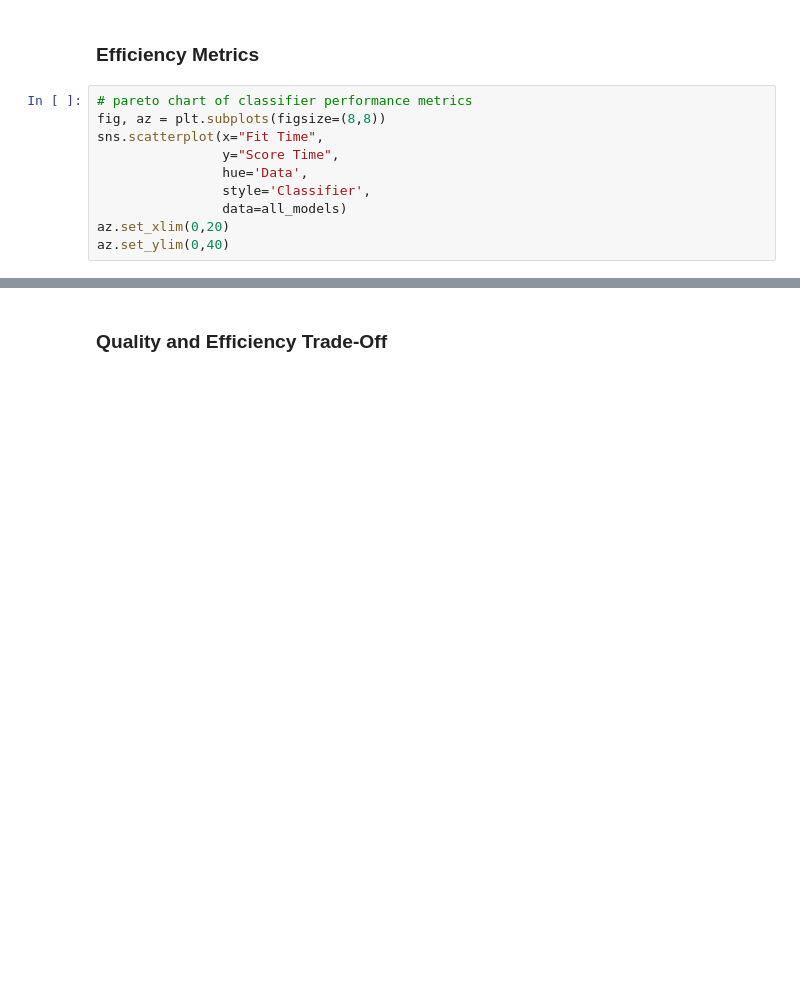
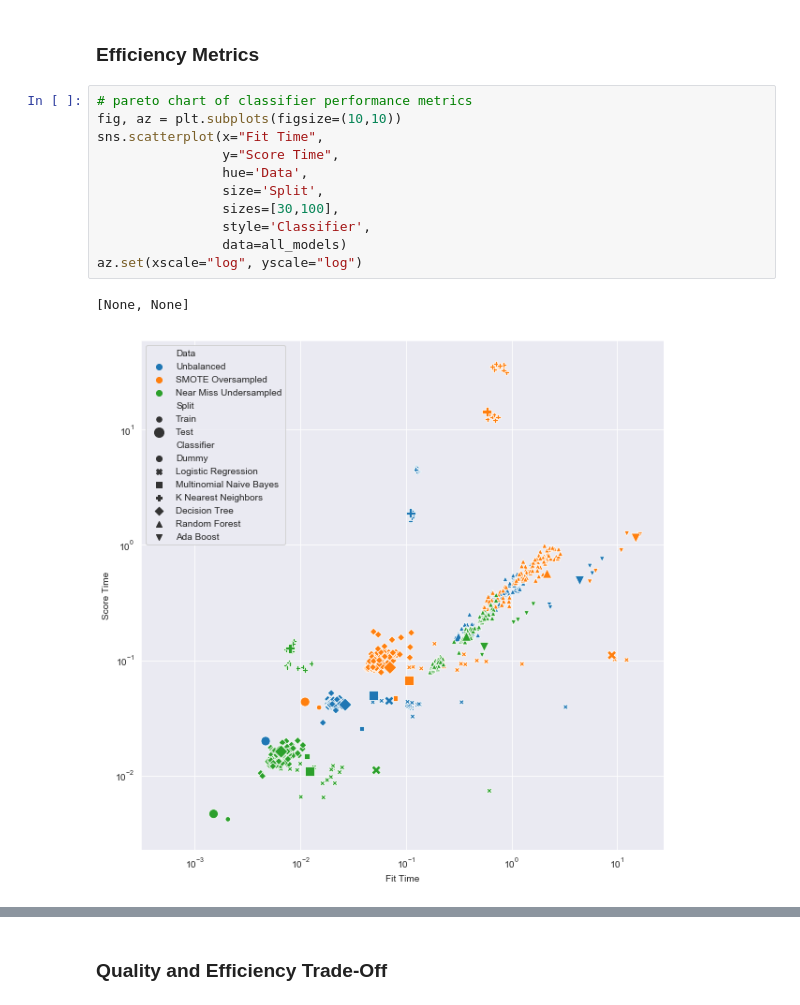
Before and after one commit to acdick/endangered_species_classification, a Jupyter notebook: Source/07_Interpretation.ipynb, the cells around one changed output, grey strips where cells are left out. Cells and saved outputs as stored; diff of their text form; blank space fills up the shorter version.

```diff
--- a/Source/07_Interpretation.ipynb
+++ b/Source/07_Interpretation.ipynb
@@ -175,11 +156,15 @@ cm, axes = clf.plot_confusion_matrices(confusion_matrices, list(y_labels[0]))
 ### Efficiency Metrics
 # %%
 # pareto chart of classifier performance metrics
-fig, az = plt.subplots(figsize=(8,8))
+fig, az = plt.subplots(figsize=(10,10))
 sns.scatterplot(x="Fit Time",
                 y="Score Time",
                 hue='Data',
+                size='Split',
+                sizes=[30,100],
                 style='Classifier',
                 data=all_models)
-az.set_xlim(0,20)
-az.set_ylim(0,40)
+az.set(xscale="log", yscale="log")
+# %% [output]
+[None, None]
+[figure, added]
```
Also changed, not shown: parts of 9 cells of this notebook, 3 other files.
